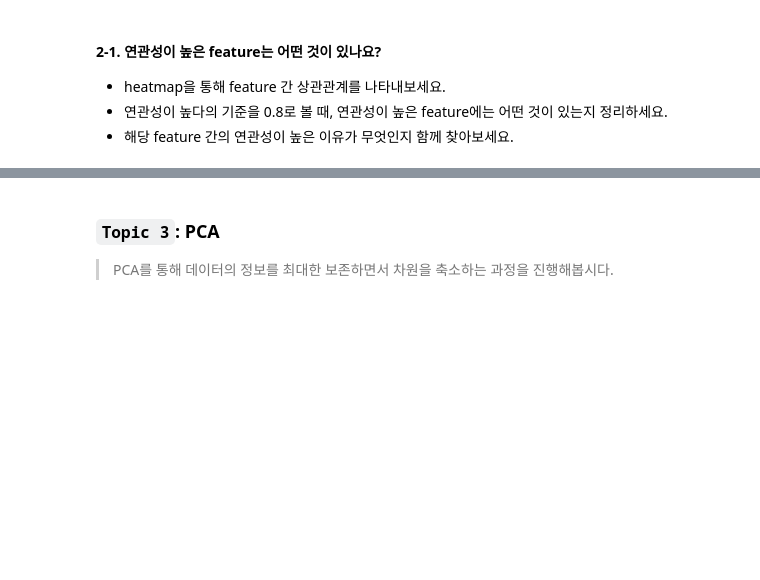
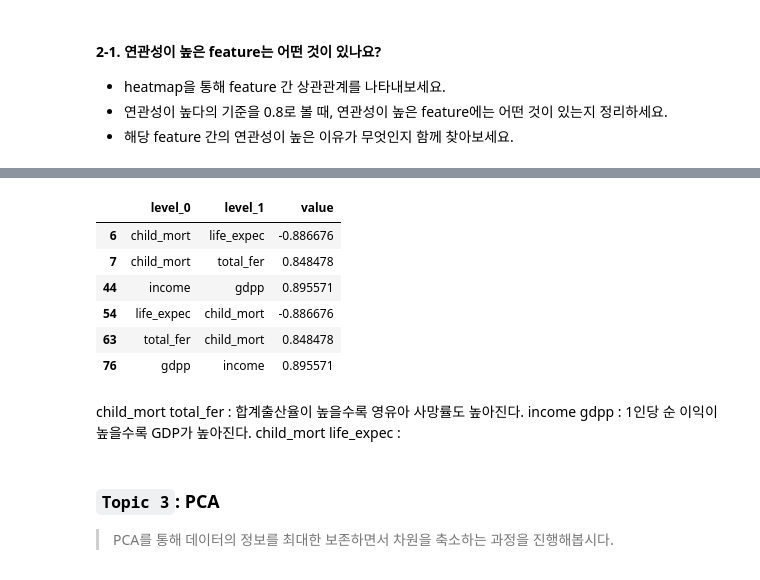
Before and after one commit to Ryu4824/code-states, a Jupyter notebook: Sprint3_Mini_Project_(10조).ipynb, the cells around one changed output, grey strips where cells are left out. Saved outputs shown, nothing was run; the diff lists cells and outputs as text; code cells hidden in the pictures; blank space fills up the shorter version.

```diff
--- a/Sprint3_Mini_Project_(10조).ipynb
+++ b/Sprint3_Mini_Project_(10조).ipynb
@@ -322,3 +358,17 @@ plt.show()
+# %%
+corr.stack().reset_index().rename(columns={0:"value"}).query('(value>=0.8 | value<=-0.8) & level_0 != level_1')
+# %% [output]
+|  | level_0 | level_1 | value |
+| 6 | child_mort | life_expec | -0.886676 |
+| 7 | child_mort | total_fer | 0.848478 |
+| 44 | income | gdpp | 0.895571 |
+| 54 | life_expec | child_mort | -0.886676 |
+| 63 | total_fer | child_mort | 0.848478 |
+| 76 | gdpp | income | 0.895571 |
+# %% [markdown]
+child_mort	total_fer	: 합계출산율이 높을수록 영유아 사망률도 높아진다. </br>
+income	gdpp : 1인당 순 이익이 높을수록 GDP가 높아진다.</br>
+child_mort	life_expec :
 # %% [markdown]
 ### `Topic 3`: PCA
 > PCA를 통해 데이터의 정보를 최대한 보존하면서 차원을 축소하는 과정을 진행해봅시다.
```
Also changed, not shown: parts of 19 cells of this notebook.
